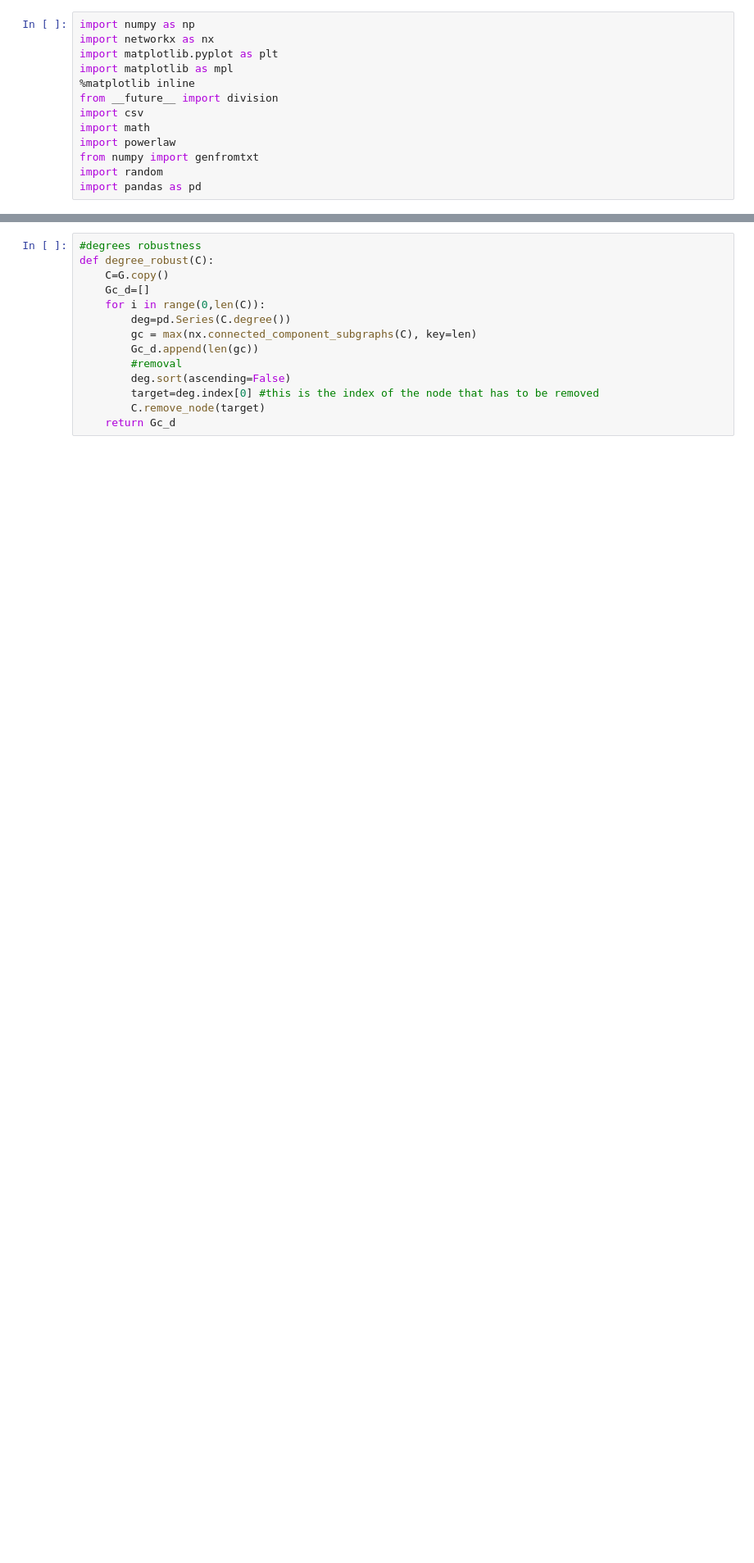
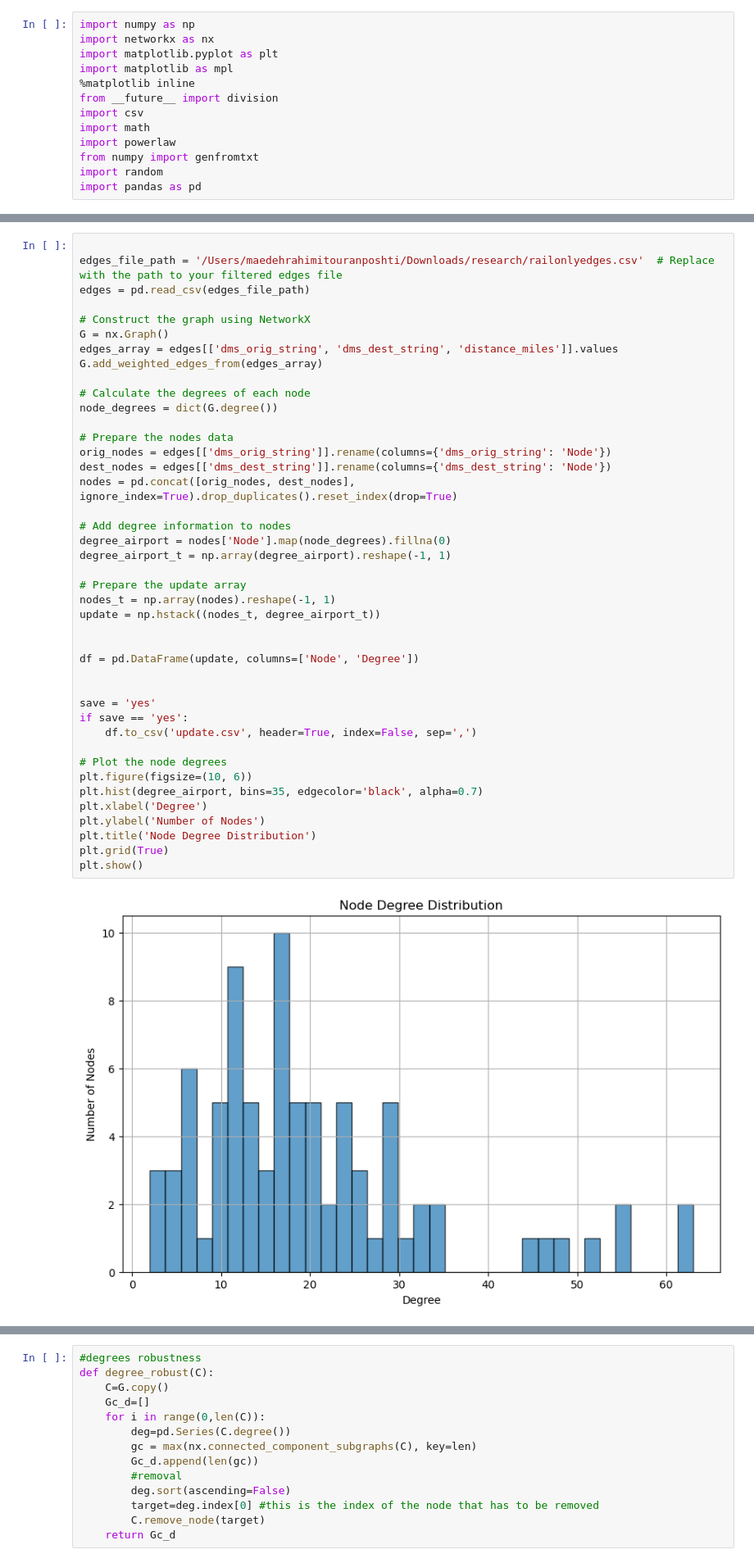
Before and after one commit to sharma-bharat/networkutk, a Jupyter notebook: cnproj_dec3_finalizing.ipynb, the cells around one changed output, grey strips where cells are left out. Shown at 82% size. Saved outputs shown, nothing was run; the diff lists cells and outputs as text; blank space fills up the shorter version.

```diff
--- a/cnproj_dec3_finalizing.ipynb
+++ b/cnproj_dec3_finalizing.ipynb
@@ -94,3 +134,47 @@ NameError: name 'nodes_t' is not defined
+# %%
+
+edges_file_path = '/Users/maedehrahimitouranposhti/Downloads/research/railonlyedges.csv'  # Replace with the path to your filtered edges file
+edges = pd.read_csv(edges_file_path)
+
+# Construct the graph using NetworkX
+G = nx.Graph()
+edges_array = edges[['dms_orig_string', 'dms_dest_string', 'distance_miles']].values
+G.add_weighted_edges_from(edges_array)
+
+# Calculate the degrees of each node
+node_degrees = dict(G.degree())
+
+# Prepare the nodes data
+orig_nodes = edges[['dms_orig_string']].rename(columns={'dms_orig_string': 'Node'})
+dest_nodes = edges[['dms_dest_string']].rename(columns={'dms_dest_string': 'Node'})
+nodes = pd.concat([orig_nodes, dest_nodes], ignore_index=True).drop_duplicates().reset_index(drop=True)
+
+# Add degree information to nodes
+degree_airport = nodes['Node'].map(node_degrees).fillna(0)
+degree_airport_t = np.array(degree_airport).reshape(-1, 1)
+
+# Prepare the update array
+nodes_t = np.array(nodes).reshape(-1, 1)
+update = np.hstack((nodes_t, degree_airport_t))
+
+
+df = pd.DataFrame(update, columns=['Node', 'Degree'])
+
+
+save = 'yes'
+if save == 'yes':
+    df.to_csv('update.csv', header=True, index=False, sep=',')
+
+# Plot the node degrees
+plt.figure(figsize=(10, 6))
+plt.hist(degree_airport, bins=35, edgecolor='black', alpha=0.7)
+plt.xlabel('Degree')
+plt.ylabel('Number of Nodes')
+plt.title('Node Degree Distribution')
+plt.grid(True)
+plt.show()
+# %% [output]
+[figure, added]
 # %%
 #average degree
 averagedegree=G.size()*2/len(G)
```
Also changed, not shown: parts of 38 cells of this notebook, 2 other files.
